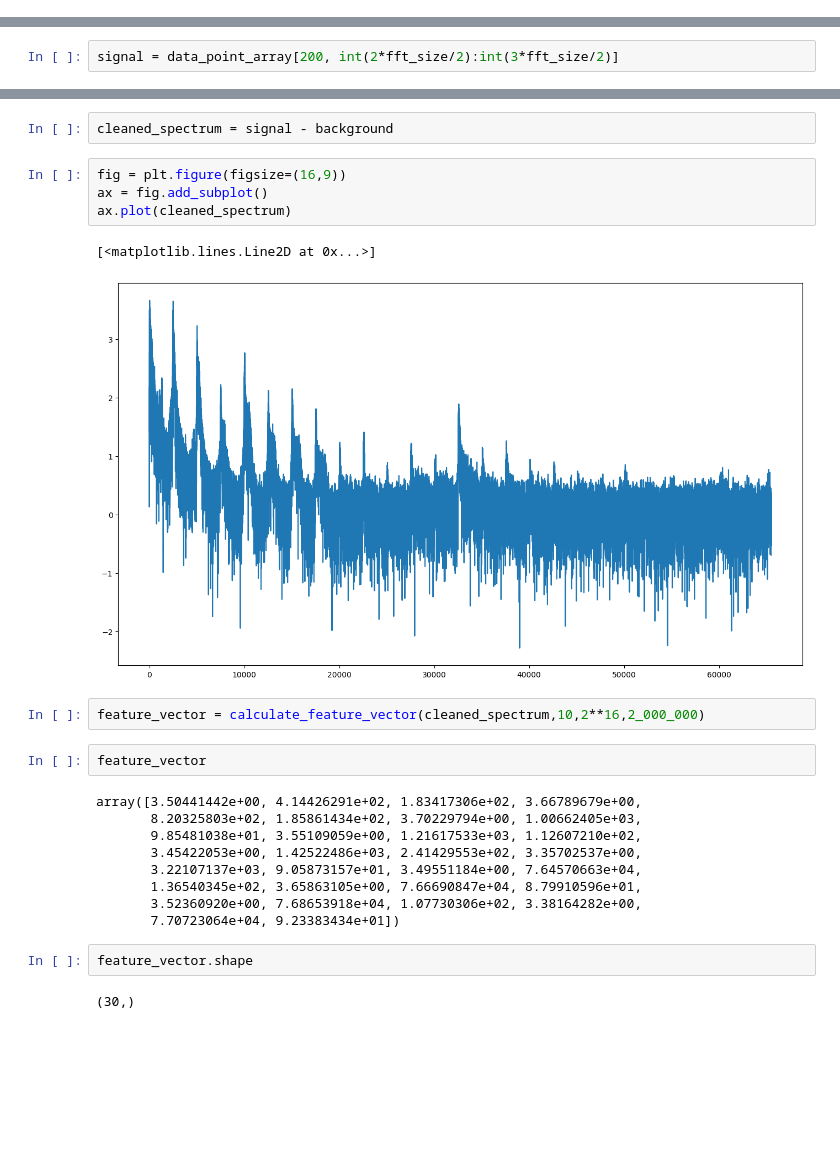
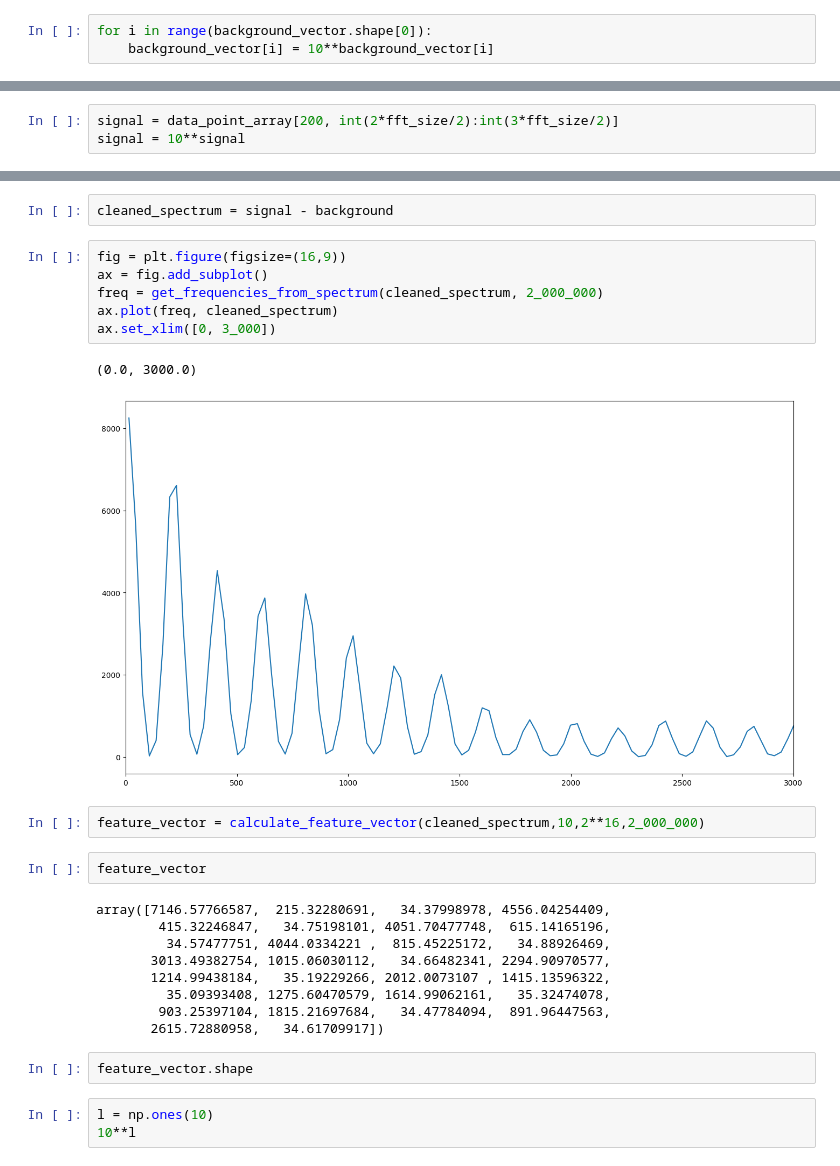
Before and after one commit to fair-acc/pulsed-power-ml, a Jupyter notebook: src/pulsed_power_ml/notebooks/FAIRTestNobebook_NB_2022-09-27.ipynb, the cells around one changed output, grey strips where cells are left out. Saved outputs shown, nothing was run; the diff lists cells and outputs as text; blank space fills up the shorter version.

Commit message:
feat: Add function to calculate frequqnecy from spectrum

```diff
--- a/src/pulsed_power_ml/notebooks/FAIRTestNobebook_NB_2022-09-27.ipynb
+++ b/src/pulsed_power_ml/notebooks/FAIRTestNobebook_NB_2022-09-27.ipynb
@@ -34,6 +34,9 @@ fft_size = 2**17
 data_point_array = read_training_files(folder, fft_size)
 # %%
 background_vector = data_point_array[100:125, int(2*fft_size/2):int(3*fft_size/2)]
+# %%
+for i in range(background_vector.shape[0]):
+    background_vector[i] = 10**background_vector[i]
 # %%
 background_vector.shape
 # %% [output]
@@ -58,5 +61,6 @@ ax.plot(background)
 # %%
 signal = data_point_array[200, int(2*fft_size/2):int(3*fft_size/2)]
+signal = 10**signal
 # %%
 fig = plt.figure(figsize=(16,9))
 ax = fig.add_subplot()
@@ -69,24 +73,27 @@ cleaned_spectrum = signal - background
 # %%
 fig = plt.figure(figsize=(16,9))
 ax = fig.add_subplot()
-ax.plot(cleaned_spectrum)
+freq = get_frequencies_from_spectrum(cleaned_spectrum, 2_000_000)
+ax.plot(freq, cleaned_spectrum)
+ax.set_xlim([0, 3_000])
 # %% [output]
-[<matplotlib.lines.Line2D at 0x...>]
+(0.0, 3000.0)
-[figure, old version]
+[figure, new version]
 # %%
 feature_vector = calculate_feature_vector(cleaned_spectrum,10,2**16,2_000_000)
 # %%
 feature_vector
 # %% [output]
-array([3.50441442e+00, 4.14426291e+02, 1.83417306e+02, 3.66789679e+00,
-       8.20325803e+02, 1.85861434e+02, 3.70229794e+00, 1.00662405e+03,
-       9.85481038e+01, 3.55109059e+00, 1.21617533e+03, 1.12607210e+02,
-       3.45422053e+00, 1.42522486e+03, 2.41429553e+02, 3.35702537e+00,
-       3.22107137e+03, 9.05873157e+01, 3.49551184e+00, 7.64570663e+04,
-       1.36540345e+02, 3.65863105e+00, 7.66690847e+04, 8.79910596e+01,
-       3.52360920e+00, 7.68653918e+04, 1.07730306e+02, 3.38164282e+00,
-       7.70723064e+04, 9.23383434e+01])
+array([7146.57766587,  215.32280691,   34.37998978, 4556.04254409,
+        415.32246847,   34.75198101, 4051.70477748,  615.14165196,
+         34.57477751, 4044.0334221 ,  815.45225172,   34.88926469,
+       3013.49382754, 1015.06030112,   34.66482341, 2294.90970577,
+       1214.99438184,   35.19229266, 2012.0073107 , 1415.13596322,
+         35.09393408, 1275.60470579, 1614.99062161,   35.32474078,
+        903.25397104, 1815.21697684,   34.47784094,  891.96447563,
+       2615.72880958,   34.61709917])
 # %%
 feature_vector.shape
-# %% [output]
-(30,)
+# %%
+l = np.ones(10)
+10**l
```
Also changed, not shown: parts of 5 cells of this notebook, 1 other file.
